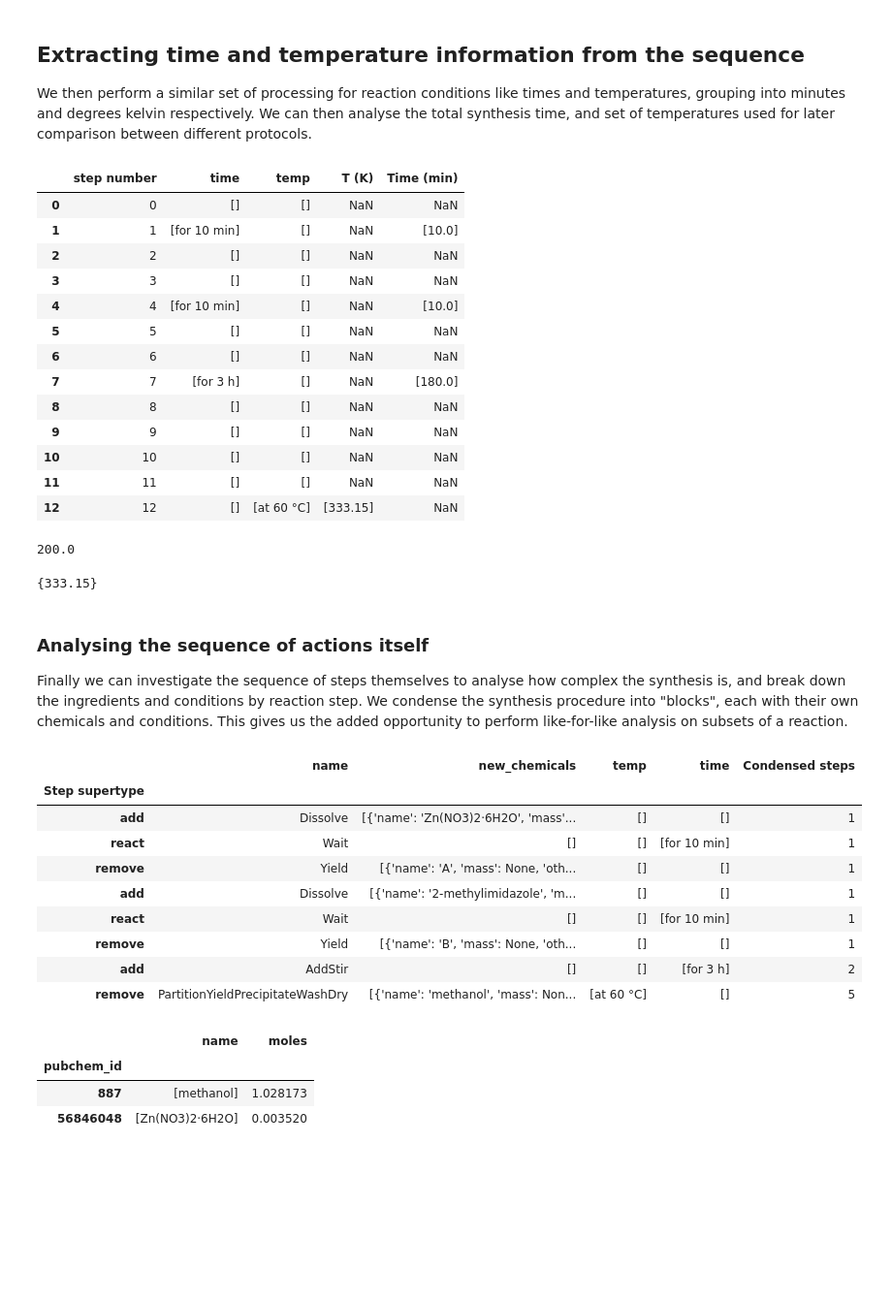
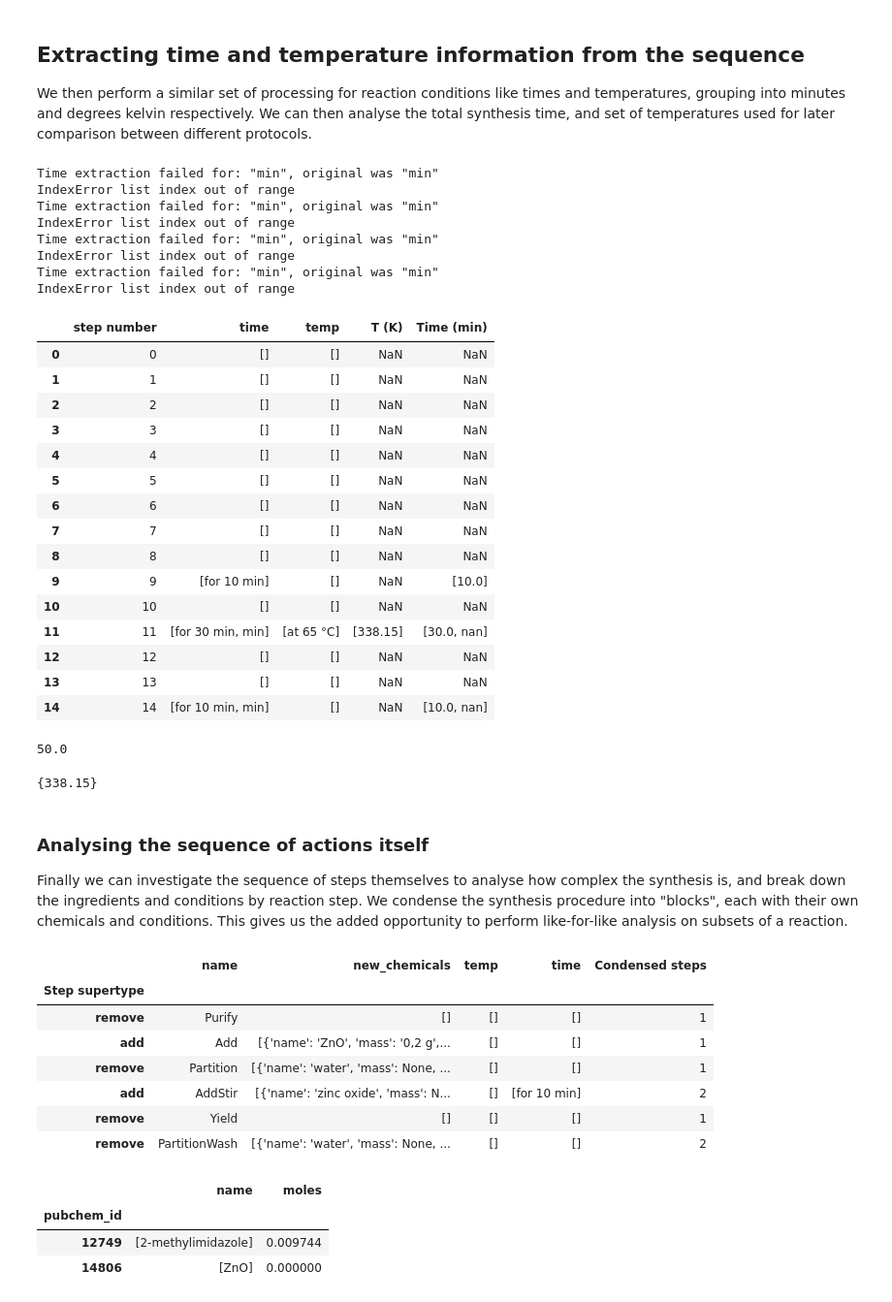
Before and after one commit to SarkisovTeam/SyntheticOracle, a Jupyter notebook: worked example/Generating data tables.ipynb, the cells around one changed output. Shown at 97% size. Drawn from its saved outputs; the diff is of its cells as text; code cells hidden in the pictures; blank space fills up the shorter version.

```diff
--- a/worked example/Generating data tables.ipynb
+++ b/worked example/Generating data tables.ipynb
@@ -37,6 +38,6 @@ Using this, we can check the information which has been gathered, as well as ref
 In terms of data which will be used for later processing, the `new_chemicals`, `temp`, and `time` columns contain chemical information, temperatures, and times respectively.
 Each of these will be processed to generate structured information from the synthesis, accoridngly sythesis steps containing no information about any of these three synthesis aspects will be discarded to create a `clean_synthesis` (not shown here).
 # %%
-cq = Sequence.from_json('./S1385894723007039.90.json')
+cq = Sequence.from_json('./S2590123022000482.92.json')
 cq.raw_synthesis
 # %% [output]
@@ -138,28 +139,39 @@ We can then analyse the total synthesis time, and set of temperatures used for l
 cq.extract_conditions()
 cq.conditions.time_temp
 # %% [output]
+Time extraction failed for: "min", original was "min"
+IndexError list index out of range
+Time extraction failed for: "min", original was "min"
+IndexError list index out of range
+Time extraction failed for: "min", original was "min"
+IndexError list index out of range
+Time extraction failed for: "min", original was "min"
+IndexError list index out of range
 |  | step number | time | temp | T (K) | Time (min) |
 | 0 | 0 | [] | [] | NaN | NaN |
-| 1 | 1 | [for 10 min] | [] | NaN | [10.0] |
+| 1 | 1 | [] | [] | NaN | NaN |
 | 2 | 2 | [] | [] | NaN | NaN |
 | 3 | 3 | [] | [] | NaN | NaN |
-| 4 | 4 | [for 10 min] | [] | NaN | [10.0] |
+| 4 | 4 | [] | [] | NaN | NaN |
 | 5 | 5 | [] | [] | NaN | NaN |
 | 6 | 6 | [] | [] | NaN | NaN |
-| 7 | 7 | [for 3 h] | [] | NaN | [180.0] |
+| 7 | 7 | [] | [] | NaN | NaN |
 | 8 | 8 | [] | [] | NaN | NaN |
-| 9 | 9 | [] | [] | NaN | NaN |
+| 9 | 9 | [for 10 min] | [] | NaN | [10.0] |
 | 10 | 10 | [] | [] | NaN | NaN |
-| 11 | 11 | [] | [] | NaN | NaN |
-| 12 | 12 | [] | [at 60 °C] | [333.15] | NaN |
+| 11 | 11 | [for 30 min, min] | [at 65 °C] | [338.15] | [30.0, nan] |
+| 12 | 12 | [] | [] | NaN | NaN |
+| 13 | 13 | [] | [] | NaN | NaN |
+| 14 | 14 | [for 10 min, min] | [] | NaN | [10.0, nan] |
 # %%
-sum(cq.conditions.time_temp['Time (min)'][cq.conditions.time_temp['Time (min)'].notna()].sum())
+times = cq.conditions.time_temp['Time (min)'][cq.conditions.time_temp['Time (min)'].notna()].sum()
+sum([x for x in times if not math.isnan(x)])
 # %% [output]
-200.0
+50.0
 # %%
 set(cq.conditions.time_temp['T (K)'][cq.conditions.time_temp['T (K)'].notna()].sum())
 # %% [output]
-{333.15}
+{338.15}
 # %% [markdown]
 ### Analysing the sequence of actions itself
 Finally we can investigate the sequence of steps themselves to analyse how complex the synthesis is, and break down the ingredients and conditions by reaction step.
@@ -171,24 +183,22 @@ cq.condensed_sequence
 # %% [output]
 |  | name | new_chemicals | temp | time | Condensed steps |
 | Step supertype |  |  |  |  |  |
-| add | Dissolve | [{'name': 'Zn(NO3)2·6H2O', 'mass'... | [] | [] | 1 |
-| react | Wait | [] | [] | [for 10 min] | 1 |
-| remove | Yield | [{'name': 'A', 'mass': None, 'oth... | [] | [] | 1 |
-| add | Dissolve | [{'name': '2-methylimidazole', 'm... | [] | [] | 1 |
-| react | Wait | [] | [] | [for 10 min] | 1 |
-| remove | Yield | [{'name': 'B', 'mass': None, 'oth... | [] | [] | 1 |
-| add | AddStir | [] | [] | [for 3 h] | 2 |
-| remove | PartitionYieldPrecipitateWashDry | [{'name': 'methanol', 'mass': Non... | [at 60 °C] | [] | 5 |
+| remove | Purify | [] | [] | [] | 1 |
+| add | Add | [{'name': 'ZnO', 'mass': '0,2 g',... | [] | [] | 1 |
+| remove | Partition | [{'name': 'water', 'mass': None, ... | [] | [] | 1 |
+| add | AddStir | [{'name': 'zinc oxide', 'mass': N... | [] | [for 10 min] | 2 |
+| remove | Yield | [] | [] | [] | 1 |
+| remove | PartitionWash | [{'name': 'water', 'mass': None, ... | [] | [] | 2 |
 # %%
 
 cq.extract_chemicals(
-    partial_sequence =pd.DataFrame(cq.condensed_sequence.reset_index().loc[0]).T
+    partial_sequence =pd.DataFrame(cq.condensed_sequence.reset_index().loc[1]).T
     )
 ingredients_sub_selection = cq.chemical_list.produce_bill_of_mats(identifier_cache_location='./id_cache.json', property_cache_location='./prop_cache.json')
 
 ingredients_sub_selection.bill_of_materials
 # %% [output]
 |  | name | moles |
 | pubchem_id |  |  |
-| 887 | [methanol] | 1.028173 |
-| 56846048 | [Zn(NO3)2·6H2O] | 0.003520 |
+| 12749 | [2-methylimidazole] | 0.009744 |
+| 14806 | [ZnO] | 0.000000 |
```
Also changed, not shown: parts of 8 cells of this notebook, 8 other files.
